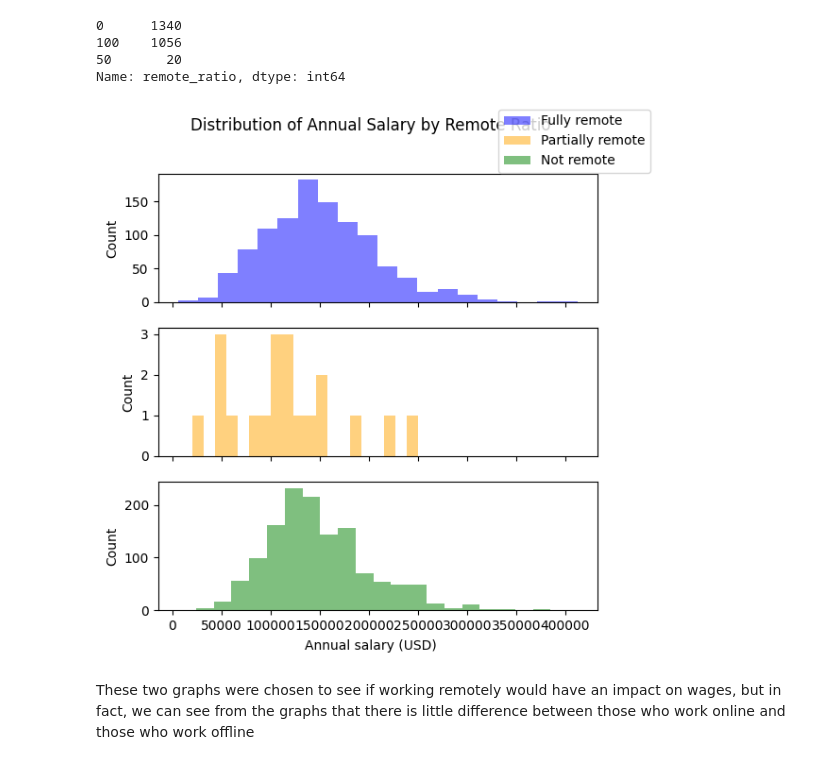
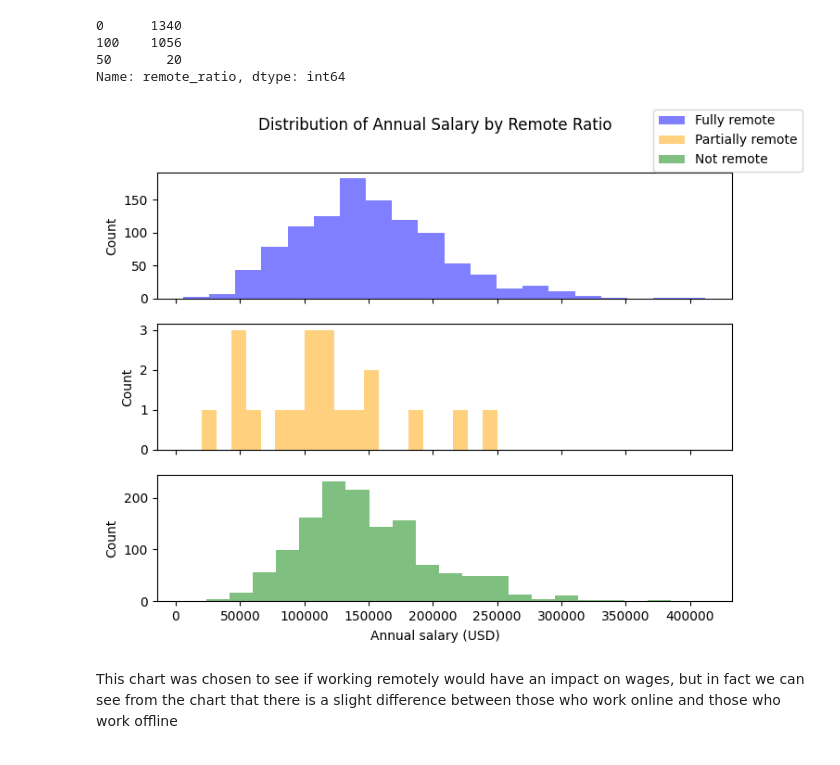
Before and after one commit to AntoineKANG/Data-Visualisation, a Jupyter notebook: Salary.ipynb, the cells around one changed output. Drawn from its saved outputs; the diff is of its cells as text; code cells hidden in the pictures.

```diff
--- a/Salary.ipynb
+++ b/Salary.ipynb
@@ -216,27 +216,27 @@ print(df['remote_ratio'].value_counts())
 50       20
 Name: remote_ratio, dtype: int64
 # %%
-fig, axs = plt.subplots(nrows=3, sharex=True, figsize=(6, 6))
+fig, axs = plt.subplots(nrows=3, sharex=True, figsize=(8, 6))
 
 # 绘制直方图
 axs[0].hist(df[df['remote_ratio'] == 100]['salary_in_usd'], bins=20, alpha=0.5, label='Fully remote', color='blue')
 axs[1].hist(df[df['remote_ratio'] == 50]['salary_in_usd'], bins=20, alpha=0.5, label='Partially remote', color='orange')
 axs[2].hist(df[df['remote_ratio'] == 0]['salary_in_usd'], bins=20, alpha=0.5, label='Not remote', color='green')
 
 # 设置y轴标签和标题
 axs[0].set_ylabel('Count')
 axs[1].set_ylabel('Count')
 axs[2].set_ylabel('Count')
 fig.suptitle('Distribution of Annual Salary by Remote Ratio')
 
 # 添加图例和x轴标签
 fig.legend()
 fig.text(0.5, 0.04, 'Annual salary (USD)', ha='center')
 
 plt.show()
 
 plt.show()
 # %% [output]
-[figure, old version]
+[figure, new version]
 # %% [markdown]
-These two graphs were chosen to see if working remotely would have an impact on wages, but in fact, we can see from the graphs that there is little difference between those who work online and those who work offline
+This chart was chosen to see if working remotely would have an impact on wages, but in fact we can see from the chart that there is a slight difference between those who work online and those who work offline
```
Also changed, not shown: parts of 4 cells of this notebook.
